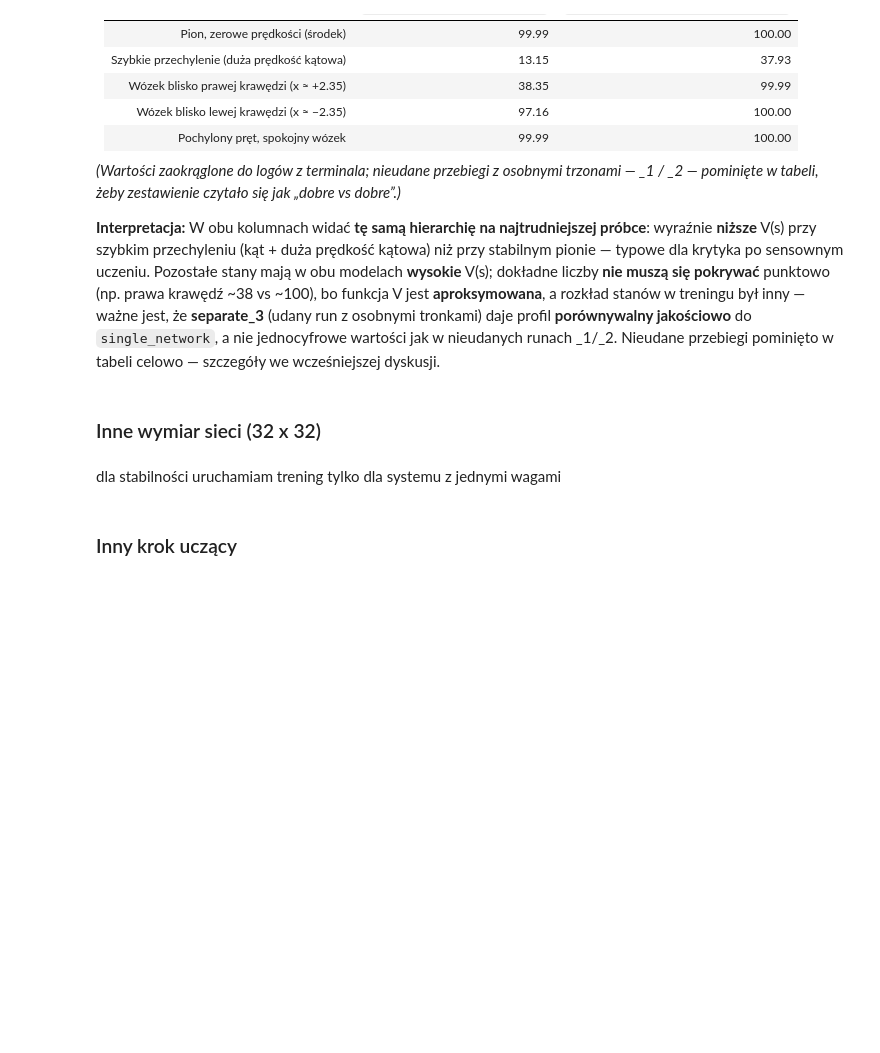
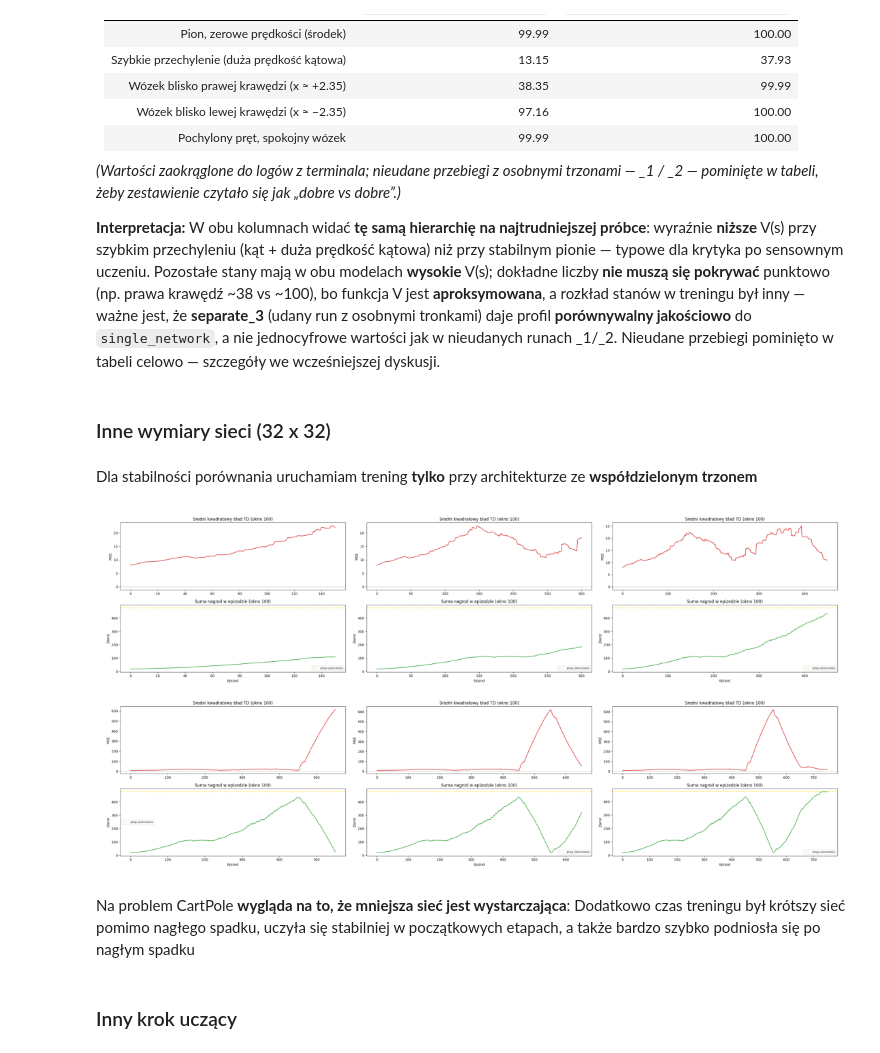
Before and after one commit to McEnigma24/UMISI-sem1-RL, a Jupyter notebook: l4/sprawozdanie_l4.ipynb, the cells around one changed output. Saved outputs shown, nothing was run; the diff lists cells and outputs as text; code cells hidden in the pictures; blank space fills up the shorter version.

```diff
--- a/l4/sprawozdanie_l4.ipynb
+++ b/l4/sprawozdanie_l4.ipynb
@@ -200,8 +200,21 @@ Poniżej **porównanie obok siebie**: sieć ze **wspólnym trzonem** oraz **udan
 
 **Interpretacja:** W obu kolumnach widać **tę samą hierarchię na najtrudniejszej próbce**: wyraźnie **niższe** V(s) przy szybkim przechyleniu (kąt + duża prędkość kątowa) niż przy stabilnym pionie — typowe dla krytyka po sensownym uczeniu. Pozostałe stany mają w obu modelach **wysokie** V(s); dokładne liczby **nie muszą się pokrywać** punktowo (np. prawa krawędź ~38 vs ~100), bo funkcja V jest **aproksymowana**, a rozkład stanów w treningu był inny — ważne jest, że **separate_3** (udany run z osobnymi tronkami) daje profil **porównywalny jakościowo** do `single_network`, a nie jednocyfrowe wartości jak w nieudanych runach _1/_2. Nieudane przebiegi pominięto w tabeli celowo — szczegóły we wcześniejszej dyskusji.
 # %% [markdown]
-### Inne wymiar sieci (32 x 32)
+### Inne wymiary sieci (32 x 32)
-# %% [markdown]
-dla stabilności uruchamiam trening tylko dla systemu z jednymi wagami
+# %% [markdown]
+Dla stabilności porównania uruchamiam trening **tylko** przy architekturze ze **współdzielonym trzonem**
+# %%
+prefix = "cartpole_single_network_small/plots_cartpole"
+episodes_grid = [
+    [250, 400, 550],
+    [650, 750, 850],
+]
+img_matrix = [[f"{prefix}/learning_{ep:05d}.png" for ep in row] for row in episodes_grid]
+
+plot_image_matrix(img_matrix, figsize=(14, 7))
+# %% [output]
+[figure, added]
+# %% [markdown]
+Na problem CartPole **wygląda na to, że mniejsza sieć jest wystarczająca**: Dodatkowo czas treningu był krótszy sieć pomimo nagłego spadku, uczyła się stabilniej w początkowych etapach, a także bardzo szybko podniosła się po nagłym spadku
 # %% [markdown]
 ### Inny krok uczący
```
Also changed, not shown: 1 other file.
